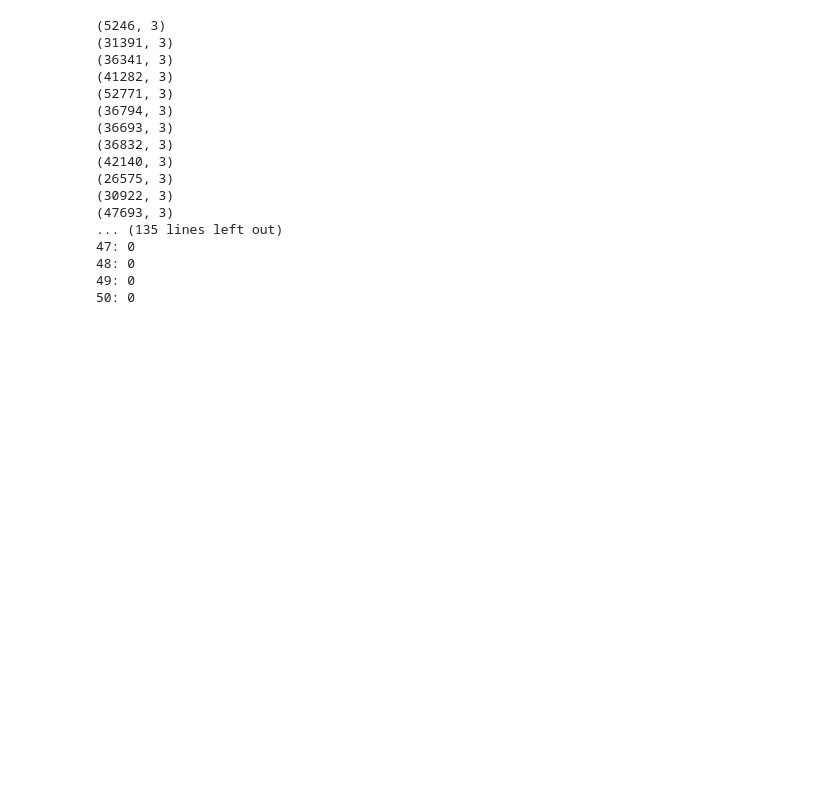
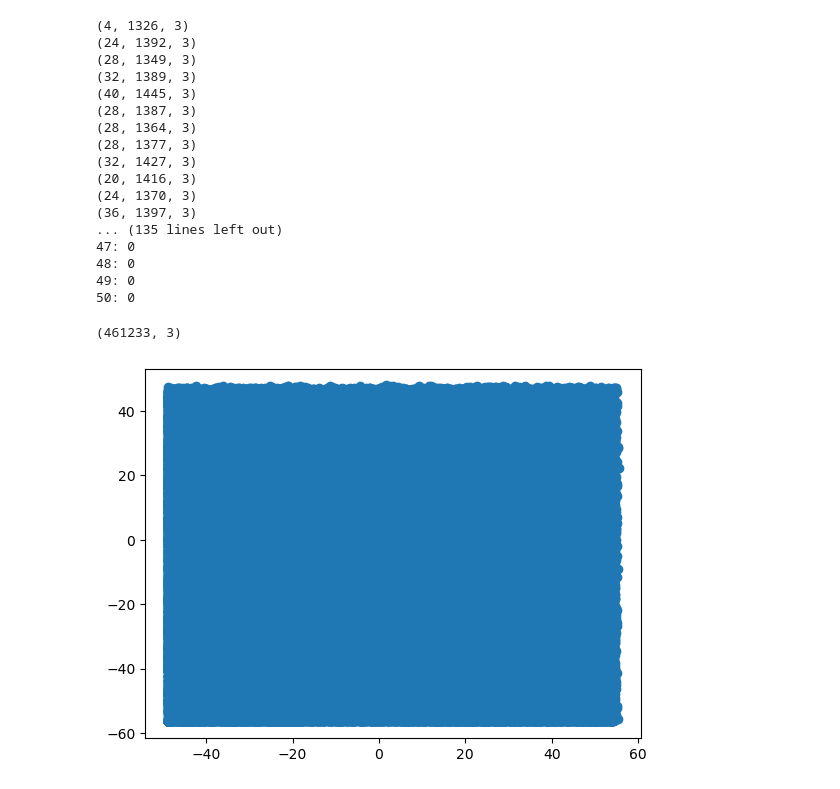
Before and after one commit to JonathanHB/cftr-glpg1837, a Jupyter notebook: revisions/water_density_analysis.ipynb, the cells around one changed output. Cells and saved outputs as stored; diff of their text form; code cells hidden in the pictures; blank space fills up the shorter version.

```diff
--- a/revisions/water_density_analysis.ipynb
+++ b/revisions/water_density_analysis.ipynb
@@ -100,25 +93,36 @@ for r in range(1,1000,10):
     for b, w in zip(bins, waters):
         waters_by_bin[b].append(w)
 
-waters_by_bin = [np.stack(w) if len(w) > 0 else np.array([]) for w in waters_by_bin]
+waters_by_bin = [np.concatenate(w) if len(w) > 0 else np.array([]) for w in waters_by_bin]
 
 for i, w in enumerate(waters_by_bin):
     print(f"{i}: {w.shape[0]}")
 # %% [output]
-(5246, 3)
-(31391, 3)
-(36341, 3)
-(41282, 3)
-(52771, 3)
-(36794, 3)
-(36693, 3)
-(36832, 3)
-(42140, 3)
-(26575, 3)
-(30922, 3)
-(47693, 3)
+(4, 1326, 3)
+(24, 1392, 3)
+(28, 1349, 3)
+(32, 1389, 3)
+(40, 1445, 3)
+(28, 1387, 3)
+(28, 1364, 3)
+(28, 1377, 3)
+(32, 1427, 3)
+(20, 1416, 3)
+(24, 1370, 3)
+(36, 1397, 3)
 ... (135 lines left out)
 47: 0
 48: 0
 49: 0
 50: 0
+# %%
+bin = 10
+water_crd = waters_by_bin[bin]-np.mean(prot_pos, axis = 0)
+
+print(water_crd.shape)
+plt.scatter(water_crd[:,0],water_crd[:,1])
+
+hist3d = np.histogramdd(water_crd, bins = [15,15,15], range=[[-30,30],[-30,30],[-20,20]], density=None, weights=None)
+# %% [output]
+(461233, 3)
+[figure, added]
```
Also changed, not shown: parts of 6 cells of this notebook.
